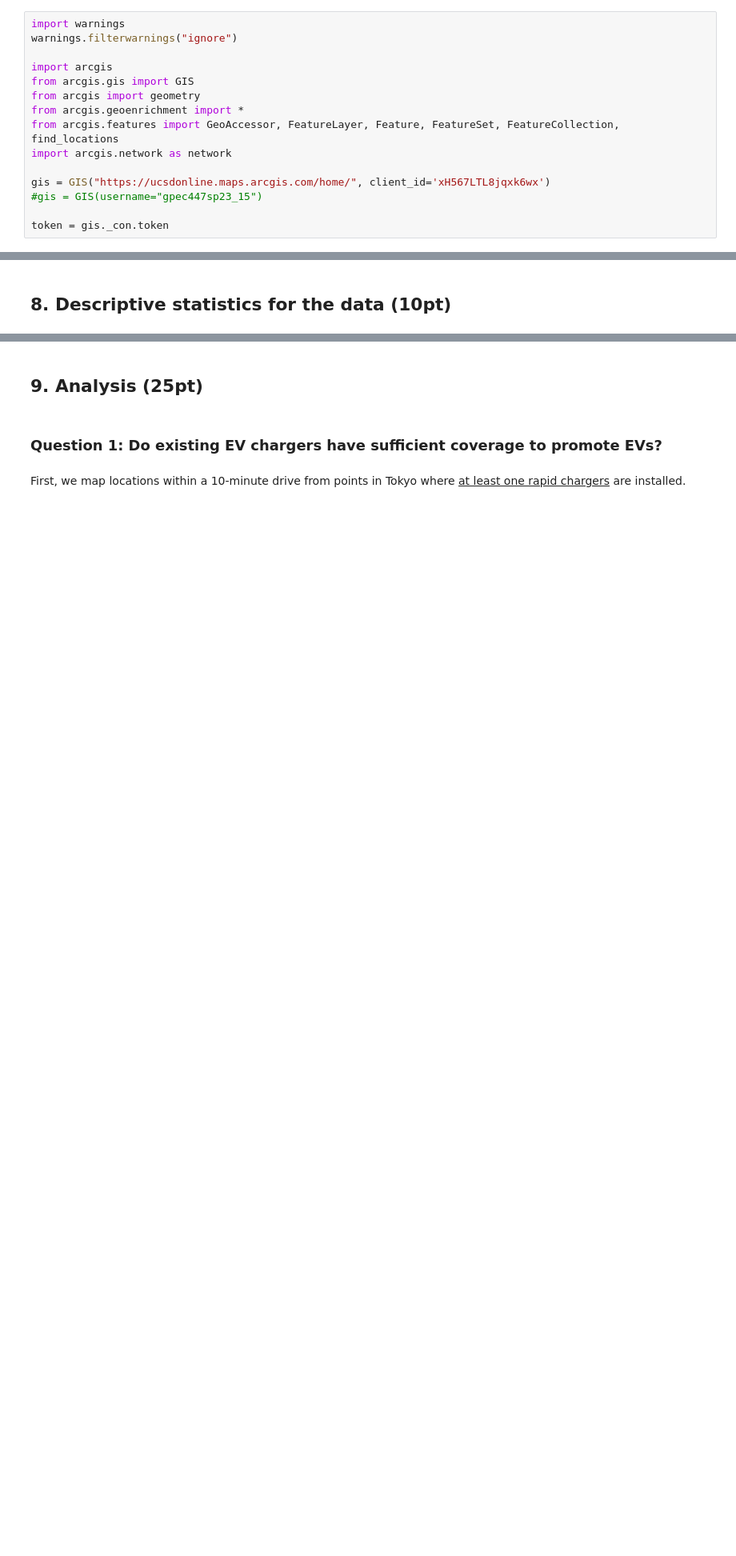
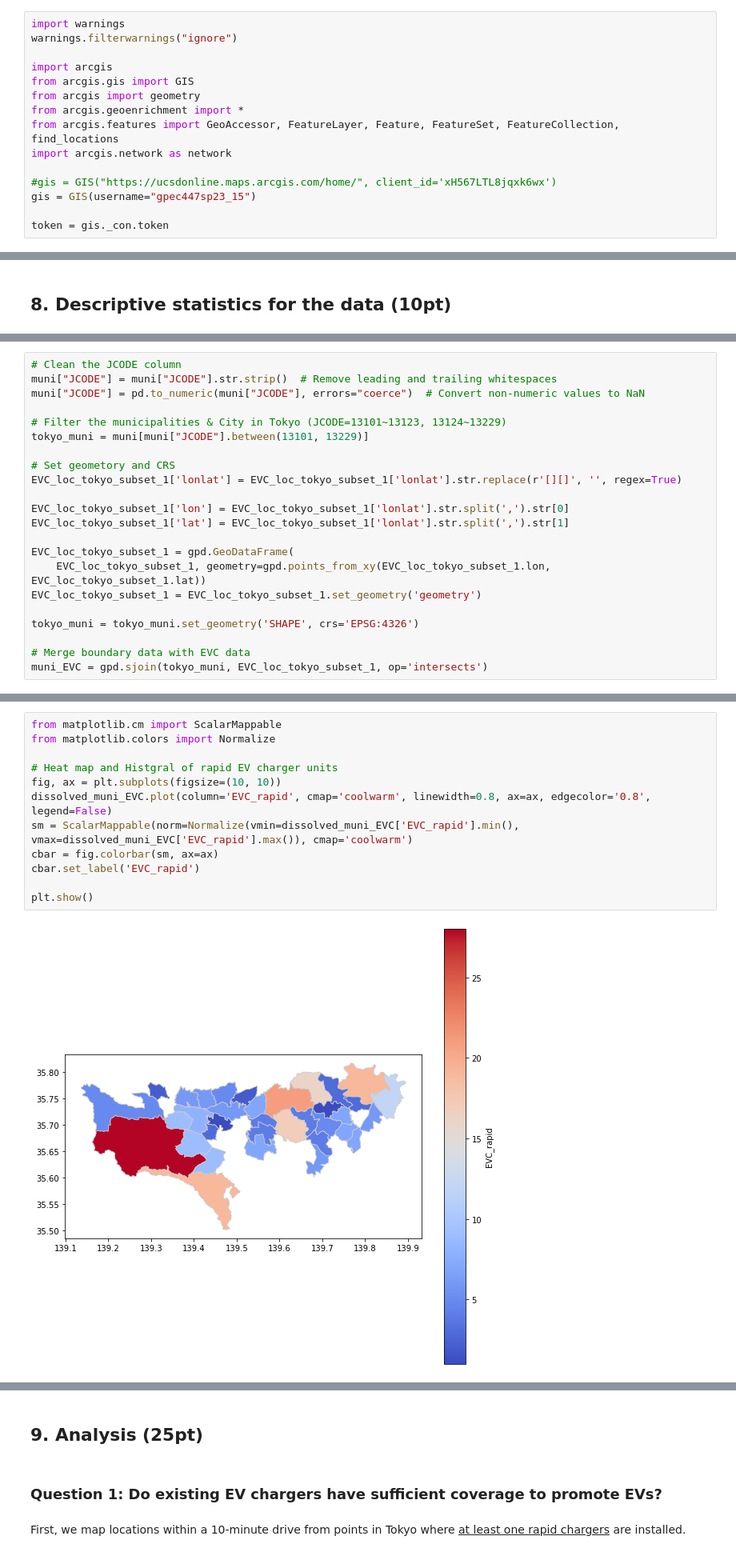
Before and after one commit to yimurayimura/GIS-Final-Project, a Jupyter notebook: FinalProject_EVCharger.ipynb, the cells around one changed output, grey strips where cells are left out. Shown at 80% size. Saved outputs shown, nothing was run; the diff lists cells and outputs as text; blank space fills up the shorter version.

```diff
--- a/FinalProject_EVCharger.ipynb
+++ b/FinalProject_EVCharger.ipynb
@@ -70,8 +70,8 @@ from arcgis.geoenrichment import *
 from arcgis.features import GeoAccessor, FeatureLayer, Feature, FeatureSet, FeatureCollection, find_locations
 import arcgis.network as network
 
-gis = GIS("https://ucsdonline.maps.arcgis.com/home/", client_id='xH567LTL8jqxk6wx')
-#gis = GIS(username="gpec447sp23_15")
+#gis = GIS("https://ucsdonline.maps.arcgis.com/home/", client_id='xH567LTL8jqxk6wx')
+gis = GIS(username="gpec447sp23_15")
 
 token = gis._con.token
 # %% [output]
@@ -385,0 +355,22 @@ h02_13.csv
+# %%
+# Clean the JCODE column
+muni["JCODE"] = muni["JCODE"].str.strip()  # Remove leading and trailing whitespaces
+muni["JCODE"] = pd.to_numeric(muni["JCODE"], errors="coerce")  # Convert non-numeric values to NaN
+
+# Filter the municipalities & City in Tokyo (JCODE=13101~13123, 13124~13229)
+tokyo_muni = muni[muni["JCODE"].between(13101, 13229)]
+
+# Set geometory and CRS
+EVC_loc_tokyo_subset_1['lonlat'] = EVC_loc_tokyo_subset_1['lonlat'].str.replace(r'[][]', '', regex=True)
+
+EVC_loc_tokyo_subset_1['lon'] = EVC_loc_tokyo_subset_1['lonlat'].str.split(',').str[0]
+EVC_loc_tokyo_subset_1['lat'] = EVC_loc_tokyo_subset_1['lonlat'].str.split(',').str[1]
+
+EVC_loc_tokyo_subset_1 = gpd.GeoDataFrame(
+    EVC_loc_tokyo_subset_1, geometry=gpd.points_from_xy(EVC_loc_tokyo_subset_1.lon, EVC_loc_tokyo_subset_1.lat))
+EVC_loc_tokyo_subset_1 = EVC_loc_tokyo_subset_1.set_geometry('geometry')
+
+tokyo_muni = tokyo_muni.set_geometry('SHAPE', crs='EPSG:4326')
+
+# Merge boundary data with EVC data
+muni_EVC = gpd.sjoin(tokyo_muni, EVC_loc_tokyo_subset_1, op='intersects')
@@ -385,0 +392,14 @@ h02_13.csv
+# %%
+from matplotlib.cm import ScalarMappable
+from matplotlib.colors import Normalize
+
+# Heat map and Histgral of rapid EV charger units
+fig, ax = plt.subplots(figsize=(10, 10))
+dissolved_muni_EVC.plot(column='EVC_rapid', cmap='coolwarm', linewidth=0.8, ax=ax, edgecolor='0.8', legend=False)
+sm = ScalarMappable(norm=Normalize(vmin=dissolved_muni_EVC['EVC_rapid'].min(), vmax=dissolved_muni_EVC['EVC_rapid'].max()), cmap='coolwarm')
+cbar = fig.colorbar(sm, ax=ax)
+cbar.set_label('EVC_rapid')
+
+plt.show()
+# %% [output]
+[figure, added]
```
Also changed, not shown: parts of 71 cells of this notebook.
